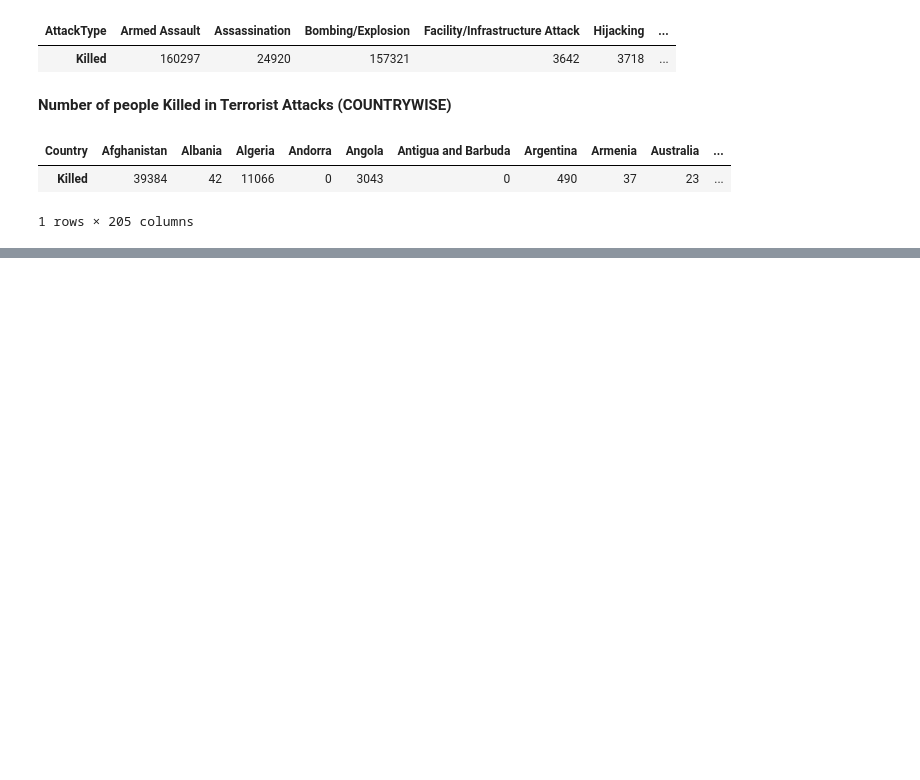
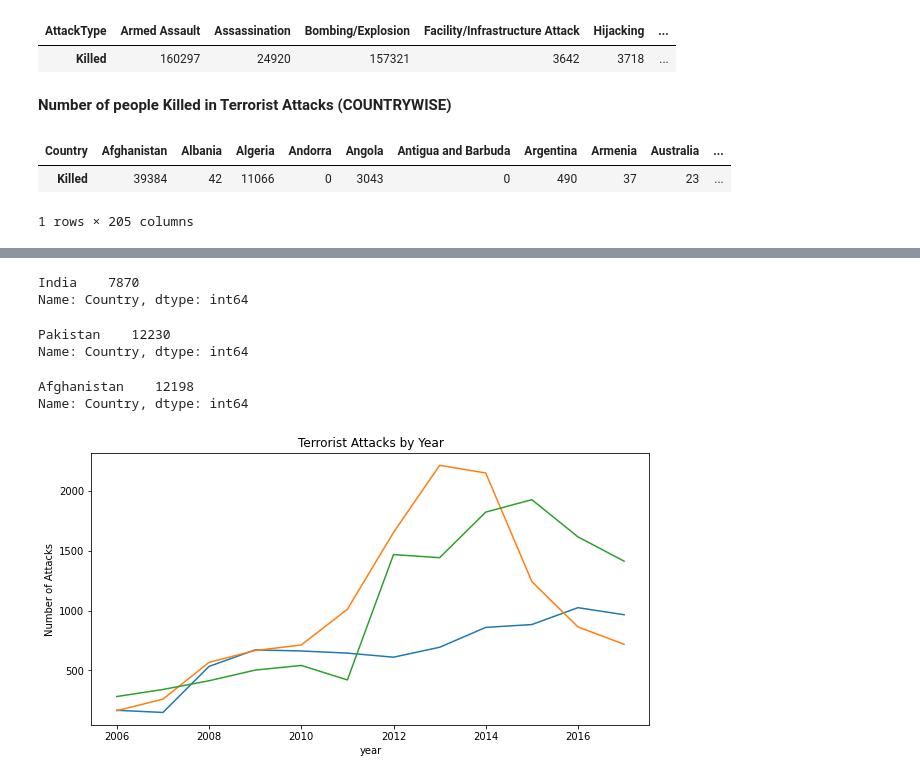
Before and after one commit to Rohan20202/Global-Terrorism-Analysis, a Jupyter notebook: GTD.ipynb, the cells around one changed output, grey strips where cells are left out. Drawn from its saved outputs; the diff is of its cells as text; code cells hidden in the pictures; blank space fills up the shorter version.

```diff
--- a/GTD.ipynb
+++ b/GTD.ipynb
@@ -365,0 +556,38 @@ people_die_country
+# %%
+ind=pd.DataFrame()
+ind=GTD[(GTD['Country']=='India') & (GTD['Year'] > 2005)]
+ind.Country.value_counts()
+# %% [output]
+India    7870
+Name: Country, dtype: int64
+# %%
+pak=pd.DataFrame()
+pak=GTD[(GTD['Country']=='Pakistan') & (GTD['Year'] > 2005)]
+pak.Country.value_counts()
+# %% [output]
+Pakistan    12230
+Name: Country, dtype: int64
+# %%
+afg=pd.DataFrame()
+afg=GTD[(GTD['Country']=='Afghanistan') & (GTD['Year'] > 2005)]
+afg.Country.value_counts()
+# %% [output]
+Afghanistan    12198
+Name: Country, dtype: int64
+# %%
+year_1=ind.Year.value_counts().sort_index()
+year_2=pak.Year.value_counts().sort_index()
+year_3=afg.Year.value_counts().sort_index()
+# %%
+plt.plot(year_1)
+plt.plot(year_2)
+plt.plot(year_3)
+
+plt.xlabel("year")
+plt.ylabel("Number of Attacks")
+plt.title("Terrorist Attacks by Year")
+plt.show()
+
+plt.rcParams['figure.figsize']=(10,5)
+# %% [output]
+[figure, added]
```
Also changed, not shown: parts of 27 cells of this notebook.
